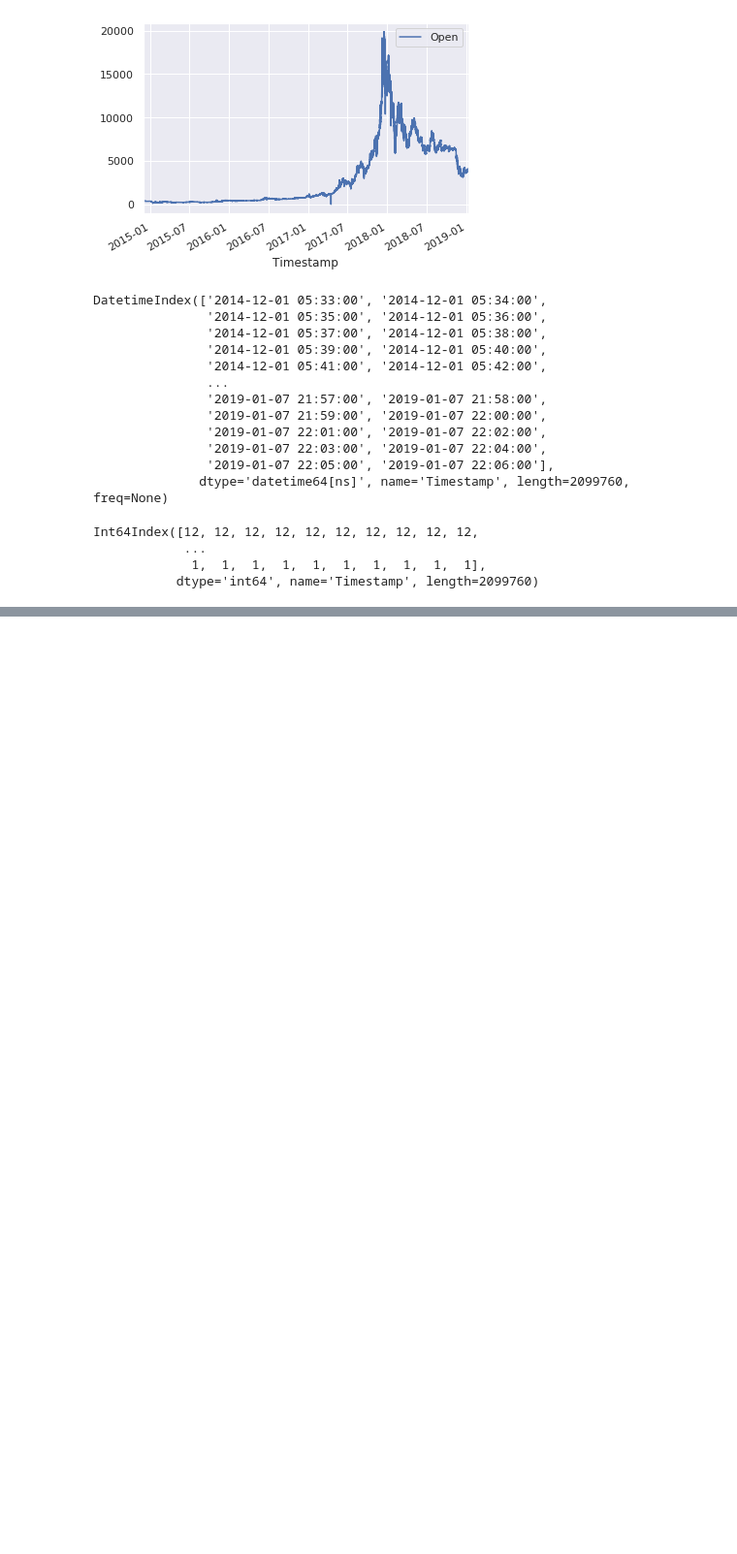
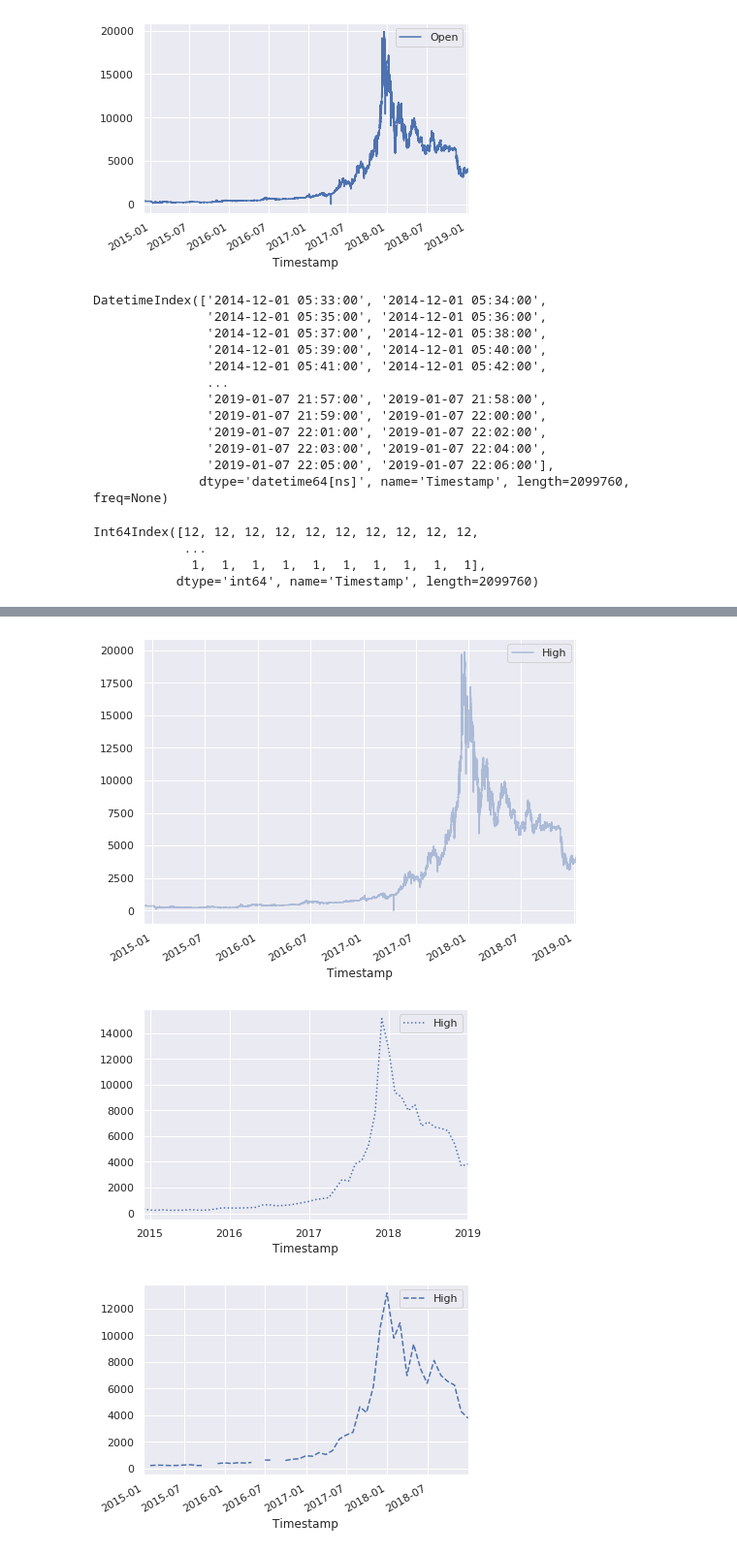
Before and after one commit to learningwithdg/datascience, a Jupyter notebook: Sessions/Untitled2.ipynb, the cells around one changed output, grey strips where cells are left out. Shown at 97% size. Cells and saved outputs as stored; diff of their text form; code cells hidden in the pictures; blank space fills up the shorter version.

```diff
--- a/Sessions/Untitled2.ipynb
+++ b/Sessions/Untitled2.ipynb
@@ -161,0 +619,9 @@ Int64Index([12, 12, 12, 12, 12, 12, 12, 12, 12, 12,
+# %%
+mdf.plot(alpha=0.4, style="-", figsize=(8, 6))
+mdf.resample("M").mean().plot(style=":")
+mdf.asfreq("M").plot(style="--")
+plt.show()
+# %% [output]
+[figure, added]
+[figure, added]
+[figure, added]
```
Also changed, not shown: parts of 54 cells of this notebook.
